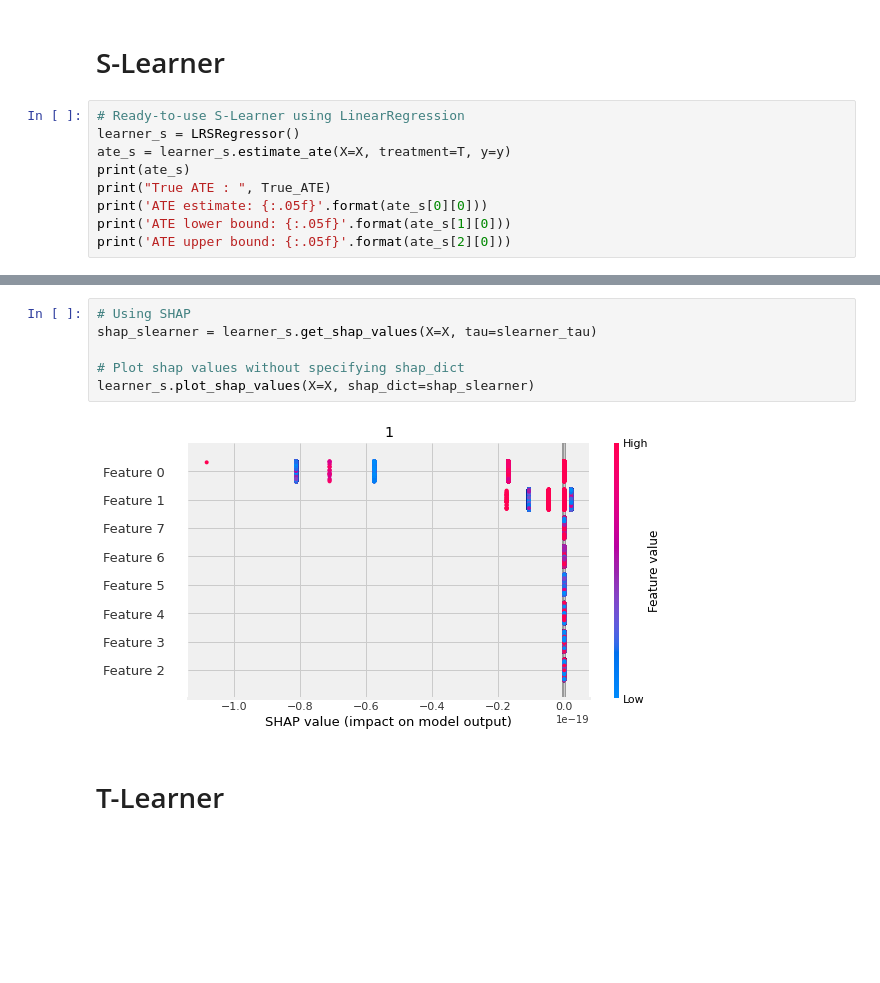
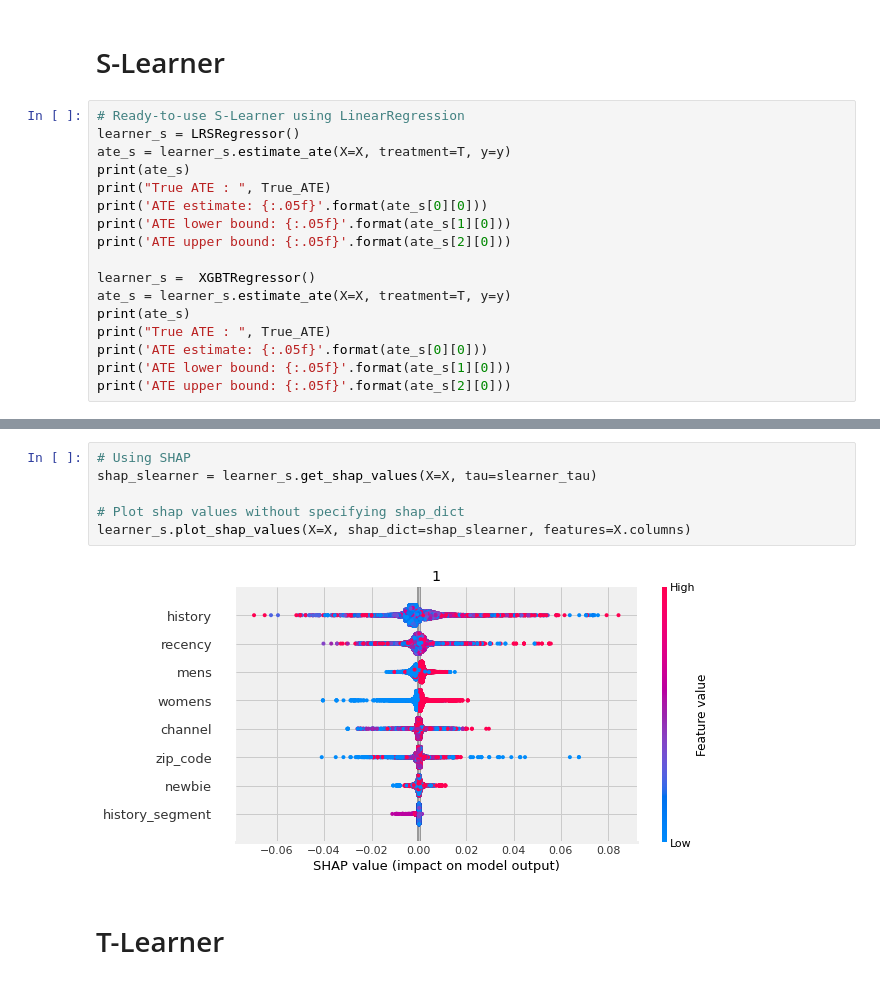
Before and after one commit to ryotoitoi/econome_ml_demo, a Jupyter notebook: notebook/mail_demo/mail_causalml.ipynb, the cells around one changed output, grey strips where cells are left out. Cells and saved outputs as stored; diff of their text form; blank space fills up the shorter version.

```diff
--- a/notebook/mail_demo/mail_causalml.ipynb
+++ b/notebook/mail_demo/mail_causalml.ipynb
@@ -138,6 +138,14 @@ print("True ATE : ", True_ATE)
 print('ATE estimate: {:.05f}'.format(ate_s[0][0]))
 print('ATE lower bound: {:.05f}'.format(ate_s[1][0]))
 print('ATE upper bound: {:.05f}'.format(ate_s[2][0]))
+
+learner_s =  XGBTRegressor()
+ate_s = learner_s.estimate_ate(X=X, treatment=T, y=y)
+print(ate_s)
+print("True ATE : ", True_ATE)
+print('ATE estimate: {:.05f}'.format(ate_s[0][0]))
+print('ATE lower bound: {:.05f}'.format(ate_s[1][0]))
+print('ATE upper bound: {:.05f}'.format(ate_s[2][0]))
 # %% [output]
 (array([0.00678405]), array([0.00498158]), array([0.00858651]))
 True ATE :  0.00681
@@ -156,11 +169,11 @@ learner_s.plot_importance(X=X,
 # %%
 # Using SHAP
 shap_slearner = learner_s.get_shap_values(X=X, tau=slearner_tau)
 
 # Plot shap values without specifying shap_dict
-learner_s.plot_shap_values(X=X, shap_dict=shap_slearner)
+learner_s.plot_shap_values(X=X, shap_dict=shap_slearner, features=X.columns)
 # %% [output]
-[figure, old version]
+[figure, new version]
 # %% [markdown]
 # T-Learner
 # %%
```
Also changed, not shown: parts of 3 cells of this notebook.
